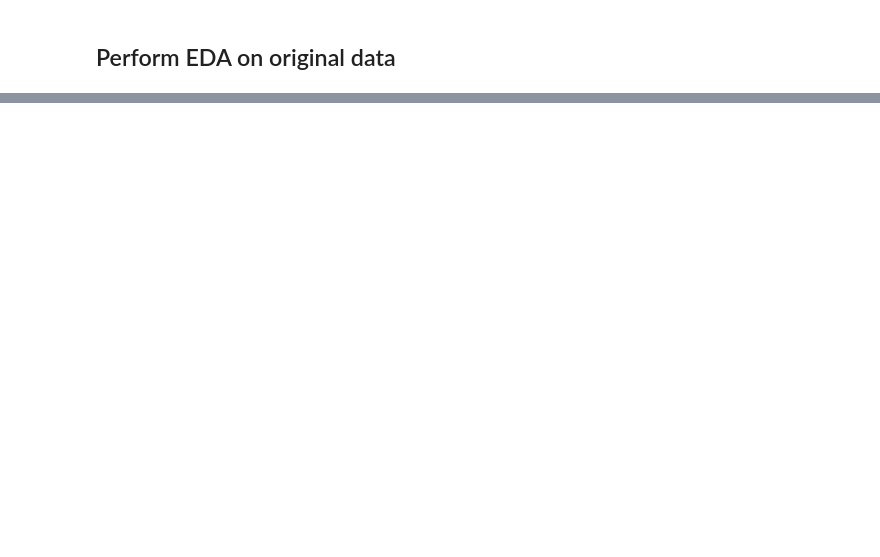
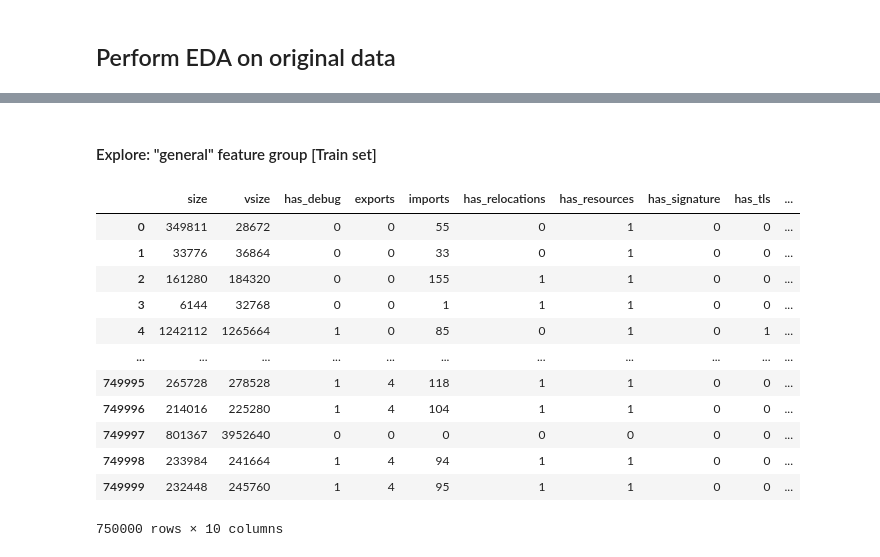
Before and after one commit to RoyR-IDC/CyberSecurityAndArtificialIntelligence, a Jupyter notebook: HW1/CyberHW1.ipynb, the cells around one changed output, grey strips where cells are left out. Cells and saved outputs as stored; diff of their text form; code cells hidden in the pictures; blank space fills up the shorter version.

```diff
--- a/HW1/CyberHW1.ipynb
+++ b/HW1/CyberHW1.ipynb
@@ -553,0 +450,2 @@ plt.grid()
+# %% [markdown]
+#### Explore: "general" feature group  [Train set]
@@ -553,0 +456,21 @@ plt.grid()
+# %%
+%%time
+# Massage the data a bit to create an understandable datframe
+general_df['general'] = general_df['general'].apply(ast.literal_eval)
+general_df_list = general_df['general'].to_list()
+flattened_general_df = pd.DataFrame(general_df_list)
+flattened_general_df
+# %% [output]
+|  | size | vsize | has_debug | exports | imports | has_relocations | has_resources | has_signature | has_tls | ... |
+| 0 | 349811 | 28672 | 0 | 0 | 55 | 0 | 1 | 0 | 0 | ... |
+| 1 | 33776 | 36864 | 0 | 0 | 33 | 0 | 1 | 0 | 0 | ... |
+| 2 | 161280 | 184320 | 0 | 0 | 155 | 1 | 1 | 0 | 0 | ... |
+| 3 | 6144 | 32768 | 0 | 0 | 1 | 1 | 1 | 0 | 0 | ... |
+| 4 | 1242112 | 1265664 | 1 | 0 | 85 | 0 | 1 | 0 | 1 | ... |
+| ... | ... | ... | ... | ... | ... | ... | ... | ... | ... | ... |
+| 749995 | 265728 | 278528 | 1 | 4 | 118 | 1 | 1 | 0 | 0 | ... |
+| 749996 | 214016 | 225280 | 1 | 4 | 104 | 1 | 1 | 0 | 0 | ... |
+| 749997 | 801367 | 3952640 | 0 | 0 | 0 | 0 | 0 | 0 | 0 | ... |
+| 749998 | 233984 | 241664 | 1 | 4 | 94 | 1 | 1 | 0 | 0 | ... |
+| 749999 | 232448 | 245760 | 1 | 4 | 95 | 1 | 1 | 0 | 0 | ... |
+750000 rows × 10 columns
```
Also changed, not shown: parts of 80 cells of this notebook.
